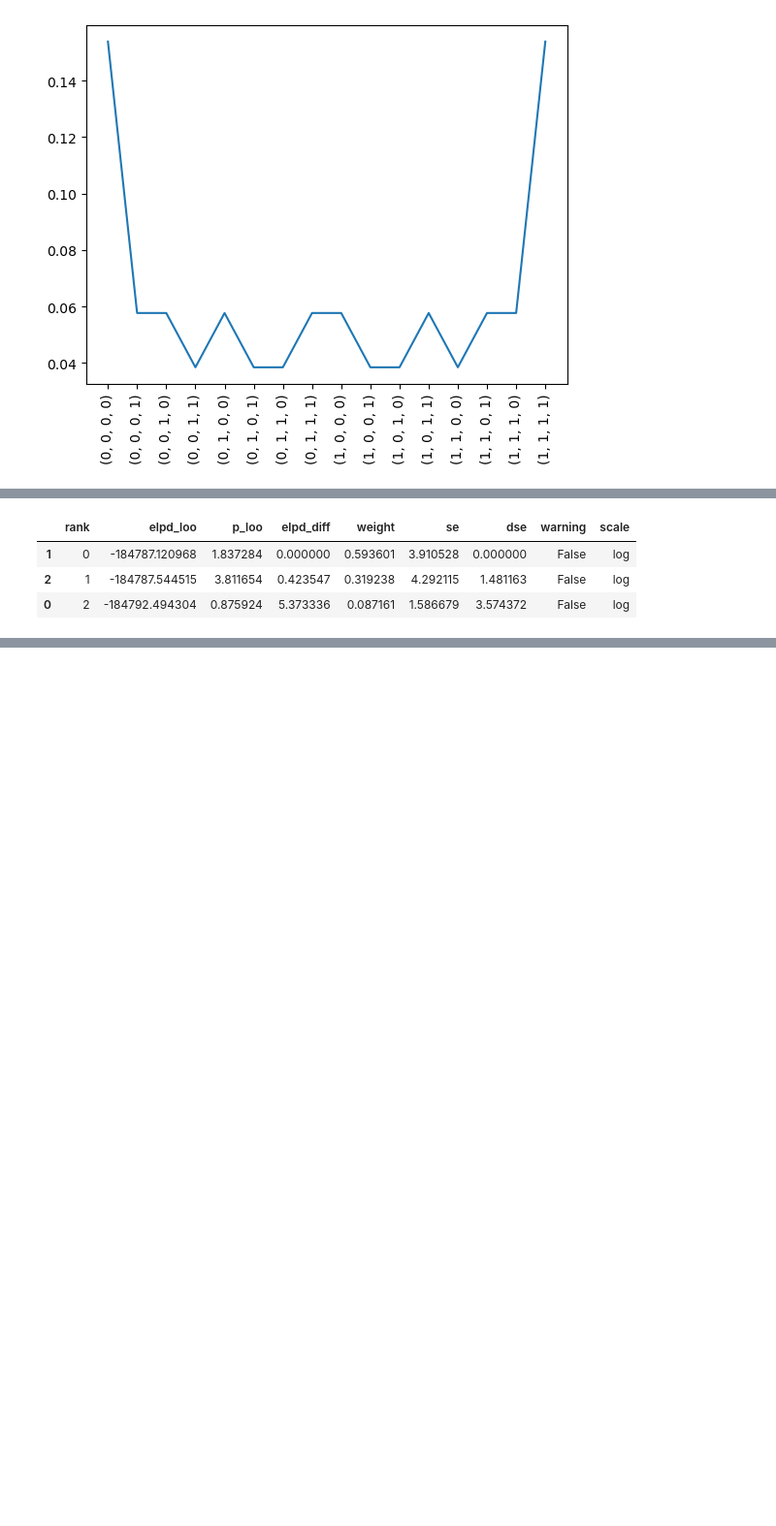
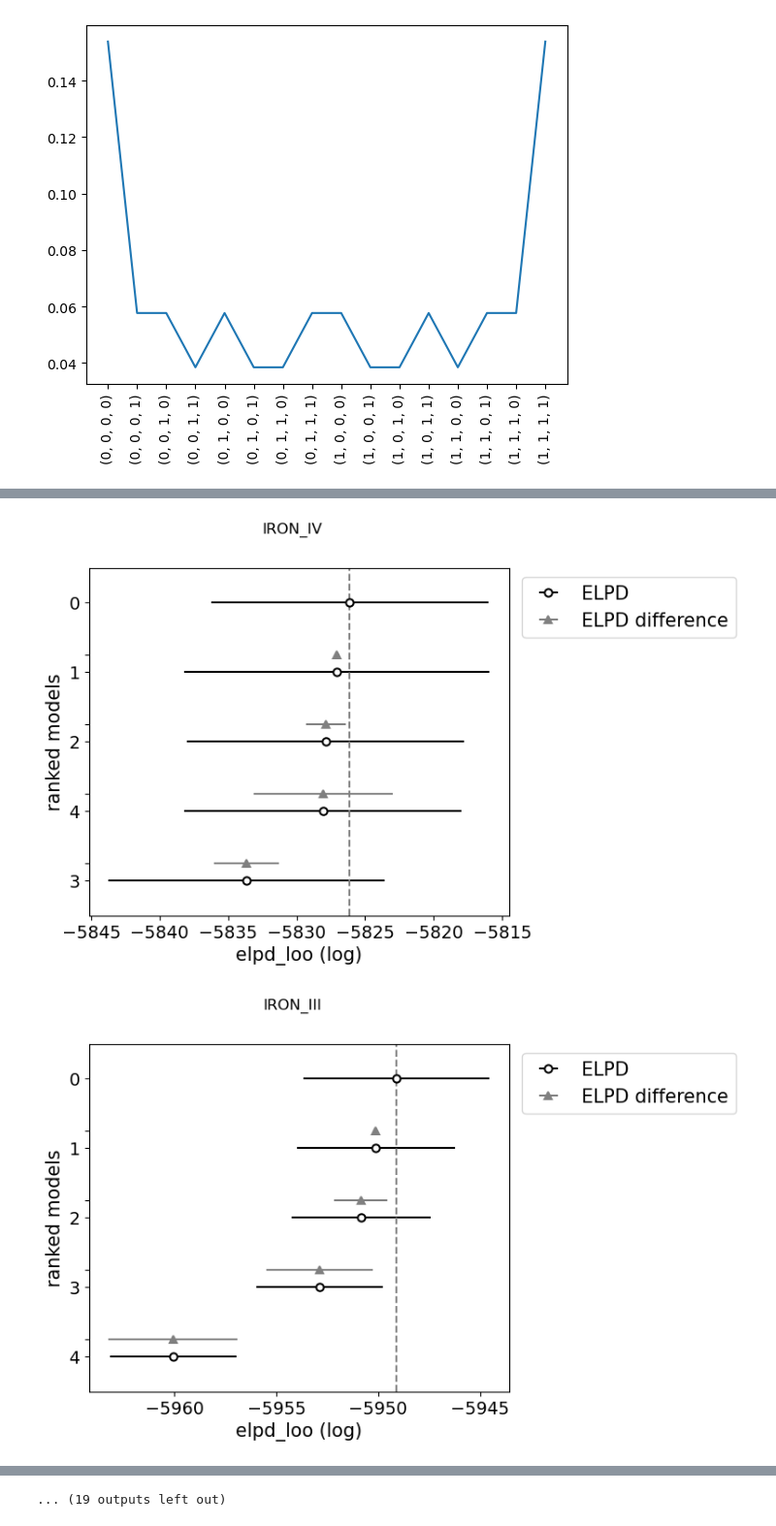
Before and after one commit to renecotyfanboy/leagueProject, a Jupyter notebook: discrete_markov_model.ipynb, the cells around one changed output, grey strips where cells are left out. Shown at 97% size. Saved outputs shown, nothing was run; the diff lists cells and outputs as text; code cells hidden in the pictures; blank space fills up the shorter version.

```diff
--- a/discrete_markov_model.ipynb
+++ b/discrete_markov_model.ipynb
@@ -111,11 +160,11 @@ plt.savefig('test_summaries_corner.png', bbox_inches='tight')
 # %%
 from jax.tree_util import tree_flatten, tree_map, tree_reduce
+from helper import get_history_dict, get_tier_sorted
 
-smallest_history_size = tree_reduce(min, tree_map(lambda x: x.shape[0], history))
-flat_tree, _ = tree_flatten(tree_map(lambda x: x[-smallest_history_size:], history))
-observed_history = jnp.asarray(flat_tree)
+history = get_history_dict()
+
+#smallest_history_size = tree_reduce(min, tree_map(lambda x: x.shape[0], history))
+#flat_tree, _ = tree_flatten(tree_map(lambda x: x[-smallest_history_size:], history))
+#observed_history = jnp.asarray(flat_tree)
-# %%
-markov_util = StateTools(2)
-encoded_history = np.apply_along_axis(markov_util.binary_serie_to_categorical, 1, observed_history)
 # %%
 import arviz as az
@@ -179,7 +397,12 @@ Number of divergences: 0
 # %%
-az.compare(dict_of_id)
+for key, value in results_per_tier.items():
+
+    az.plot_compare(
+        az.compare(value, method="BB-pseudo-BMA"),
+        title=False
+    )
+    plt.suptitle(key)
+    plt.show()
 # %% [output]
-|  | rank | elpd_loo | p_loo | elpd_diff | weight | se | dse | warning | scale |
-| 1 | 0 | -184787.120968 | 1.837284 | 0.000000 | 0.593601 | 3.910528 | 0.000000 | False | log |
-| 2 | 1 | -184787.544515 | 3.811654 | 0.423547 | 0.319238 | 4.292115 | 1.481163 | False | log |
-| 0 | 2 | -184792.494304 | 0.875924 | 5.373336 | 0.087161 | 1.586679 | 3.574372 | False | log |
+[figure, added]
+[figure, added]
@@ -185,0 +419 @@ az.compare(dict_of_id)
+... (19 outputs left out)
```
Also changed, not shown: parts of 9 cells of this notebook, 2 other files.
